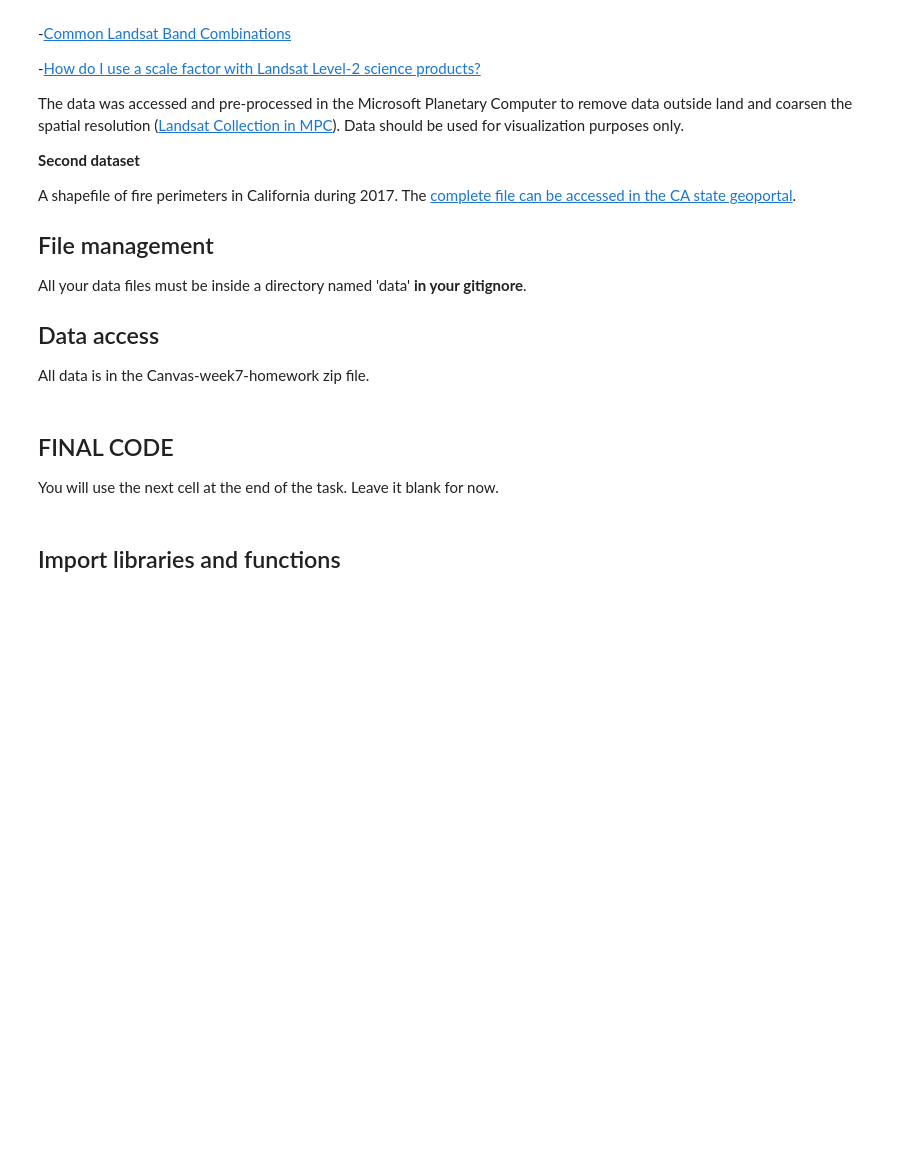
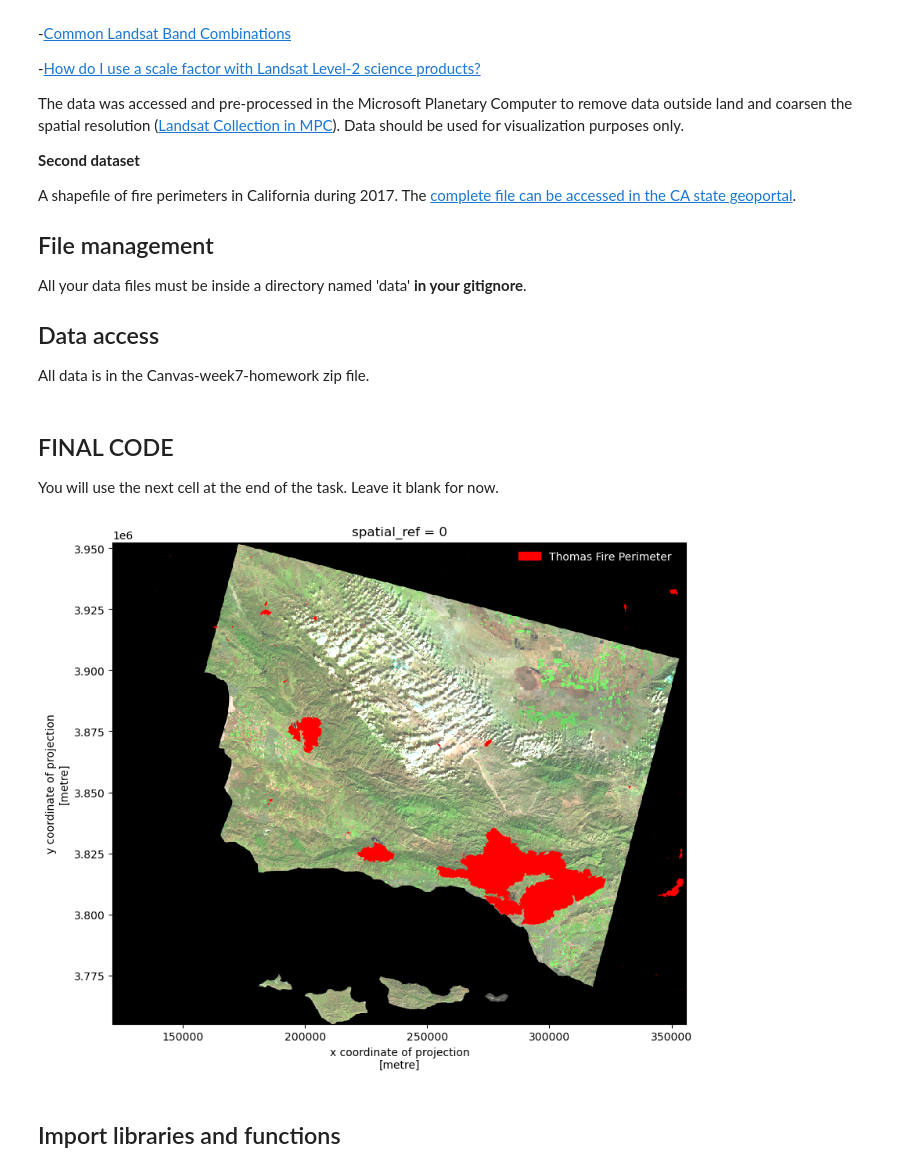
Before and after one commit to mwidas/eds220-hwk-4, a Jupyter notebook: hwk4-task2-false-color.ipynb, the cells around one changed output. Drawn from its saved outputs; the diff is of its cells as text; code cells hidden in the pictures; blank space fills up the shorter version.

```diff
--- a/hwk4-task2-false-color.ipynb
+++ b/hwk4-task2-false-color.ipynb
@@ -51,6 +51,98 @@ All data is in the Canvas-week7-homework zip file.
 You will use the next cell at the end of the task. Leave it blank for now.
 # %%
 ### ===== FINAL CODE =====
+# import libraries and functions needed
+import os
+import numpy as np
+import pandas as pd
+import geopandas as gpd
+import matplotlib.pyplot as plt
+import matplotlib.patches as mpatches # for creating legends
+import matplotlib.lines as mlines # for creating legend shapes
+
+import xarray as xr
+import rioxarray as rioxr
+from shapely.geometry import Polygon
+from shapely.geometry import Point
+from shapely.geometry import box
+
+# -----------Import Data----------
+
+# open fire perimeter shape file
+cal_fire = gpd.read_file(os.path.join(os.getcwd(), 'data', 'California_Fire_Perimeters_2017','California_Fire_Perimeters_2017.shp'))
+
+# open landsat data
+landsat = rioxr.open_rasterio('data/landsat8-2018-01-26-sb-simplified.nc')
+
+# look at landsat
+landsat
+
+# -------------Exploration-----------
+# explore cal_fire crs
+cal_fire.crs
+
+#explroe landsat crs
+
+landsat.rio.crs
+
+# verify we loaded an xarray.DataSet
+type(landsat)
+
+# ------------Updates--------------
+# original dimensions and coordinates
+# print(landsat.dims, landsat.coords,'\n')
+
+# remove length 1 dimension (band)
+landsat = landsat.squeeze()
+# print(landsat.dims, landsat.coords,'\n')
+
+# remove coordinates associated to band
+landsat = landsat.drop('band')
+# print(landsat.dims, landsat.coords)
+
+# ---------------True Color Image-------------
+# select the red, green, and blue variables to create a RGB image
+#landsat[['red', 'green', 'blue']].to_array().plot.imshow()
+
+# select the red, green, and blue variables to create a RGB image and adjust scale used for plotting
+#true_color = landsat[['red', 'green', 'blue']].to_array().plot.imshow(robust=True)
+
+# --------------False Color Image-------------
+# select the short-wave infrared, near-infrared, and red variables to create a RGB image and adjust scale used for plotting
+#false_color = landsat[['swir22', 'nir08', 'red']].to_array().plot.imshow(robust=True)
+
+# ---------------Updates-------------
+# check if crs matches
+landsat.rio.crs == cal_fire.crs
+
+# reassign cal_fire to the landsat crs
+cal_fire = cal_fire.to_crs(landsat.rio.crs)
+
+# check if crs matches
+landsat.rio.crs == cal_fire.crs
+
+# clip thomas fire perimeter to landsat raster size
+cal_fires_thomas = gpd.clip(cal_fire, landsat.rio.bounds())
+
+# check that clip worked
+# cal_fires_thomas.plot()
+
+# ----------------Map----------------
+# create figure
+fig, ax = plt.subplots(figsize=(12,8))
+
+# select the short-wave infrared, near-infrared, and red variables to create a RGB image and adjust scale used for plotting
+false_color = landsat[['swir22', 'nir08', 'red']].to_array().plot.imshow(robust=True)
+cal_fires_thomas.plot(ax=ax,
+                     color = 'red') # have fire perimeter show in red
+cal_fire_thomas_patch = mpatches.Patch(color='red',
+                            label='Thomas Fire Perimeter')
+
+ax.legend(handles = [cal_fire_thomas_patch], frameon=False, loc=(0.70, 0.95), labelcolor = 'white') # add to legend
+
+plt.show()
+# %% [output]
+[figure, added]
 # %% [markdown]
 ## Import libraries and functions
 # %%
```
Also changed, not shown: parts of 3 cells of this notebook.
